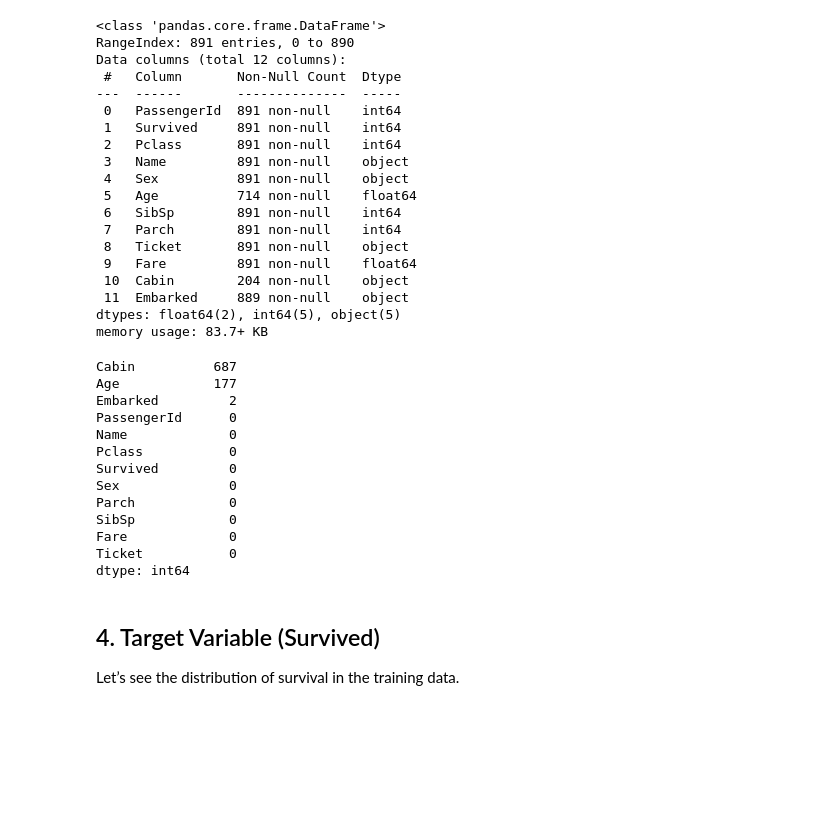
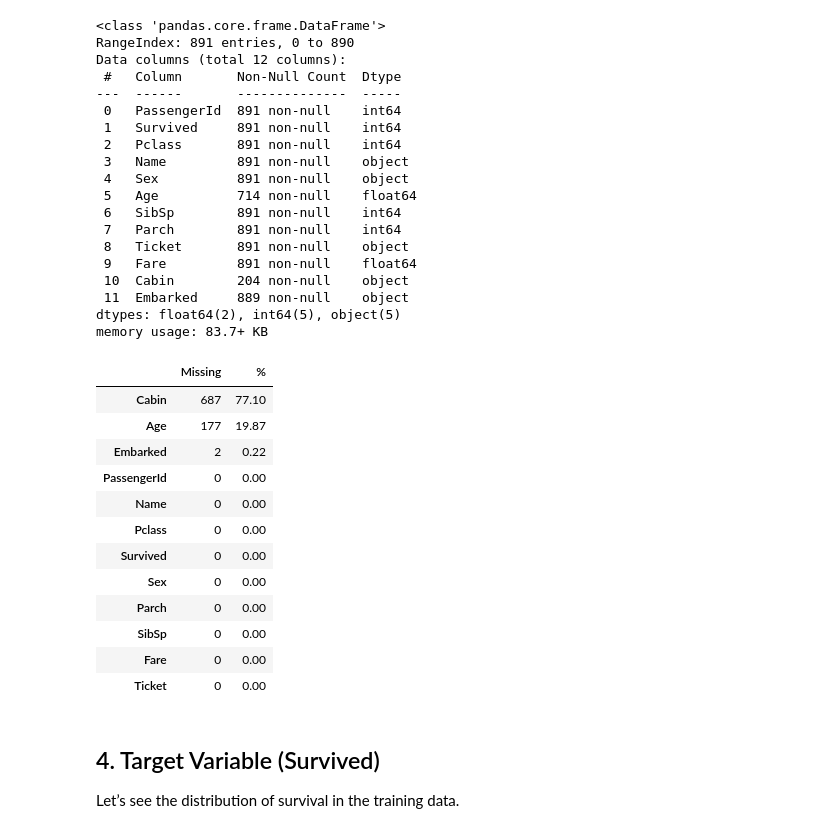
Before and after one commit to Henlomatt/titanic-ml-classifier, a Jupyter notebook: notebooks/eda.ipynb, the cells around one changed output. Cells and saved outputs as stored; diff of their text form; code cells hidden in the pictures; blank space fills up the shorter version.

```diff
--- a/notebooks/eda.ipynb
+++ b/notebooks/eda.ipynb
@@ -64,22 +71,25 @@ Data columns (total 12 columns):
 dtypes: float64(2), int64(5), object(5)
 memory usage: 83.7+ KB
 # %%
-# Missing values
-train.isnull().sum().sort_values(ascending=False)
+# Check missing values
+missing = train.isnull().sum().sort_values(ascending=False)
+missing_percent = (missing / len(train) * 100).round(2)
+missing_df = pd.DataFrame({"Missing": missing, "%": missing_percent})
+missing_df
 # %% [output]
-Cabin          687
-Age            177
-Embarked         2
-PassengerId      0
-Name             0
-Pclass           0
-Survived         0
-Sex              0
-Parch            0
-SibSp            0
-Fare             0
-Ticket           0
-dtype: int64
+|  | Missing | % |
+| Cabin | 687 | 77.10 |
+| Age | 177 | 19.87 |
+| Embarked | 2 | 0.22 |
+| PassengerId | 0 | 0.00 |
+| Name | 0 | 0.00 |
+| Pclass | 0 | 0.00 |
+| Survived | 0 | 0.00 |
+| Sex | 0 | 0.00 |
+| Parch | 0 | 0.00 |
+| SibSp | 0 | 0.00 |
+| Fare | 0 | 0.00 |
+| Ticket | 0 | 0.00 |
 # %% [markdown]
 ## 4. Target Variable (Survived)
 Let’s see the distribution of survival in the training data.
```
Also changed, not shown: parts of 13 cells of this notebook.
